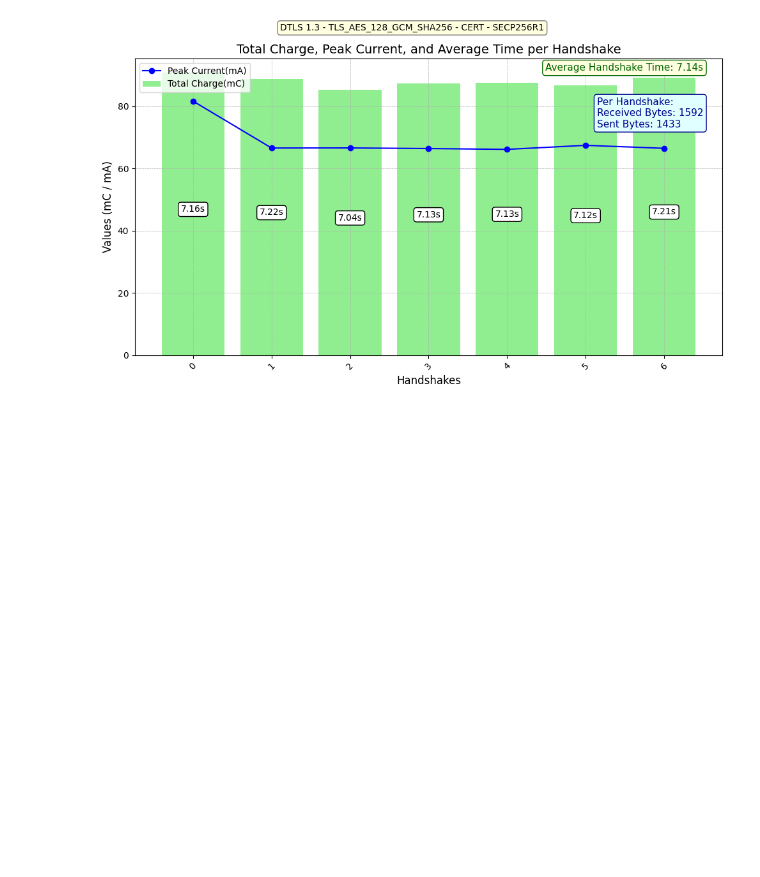
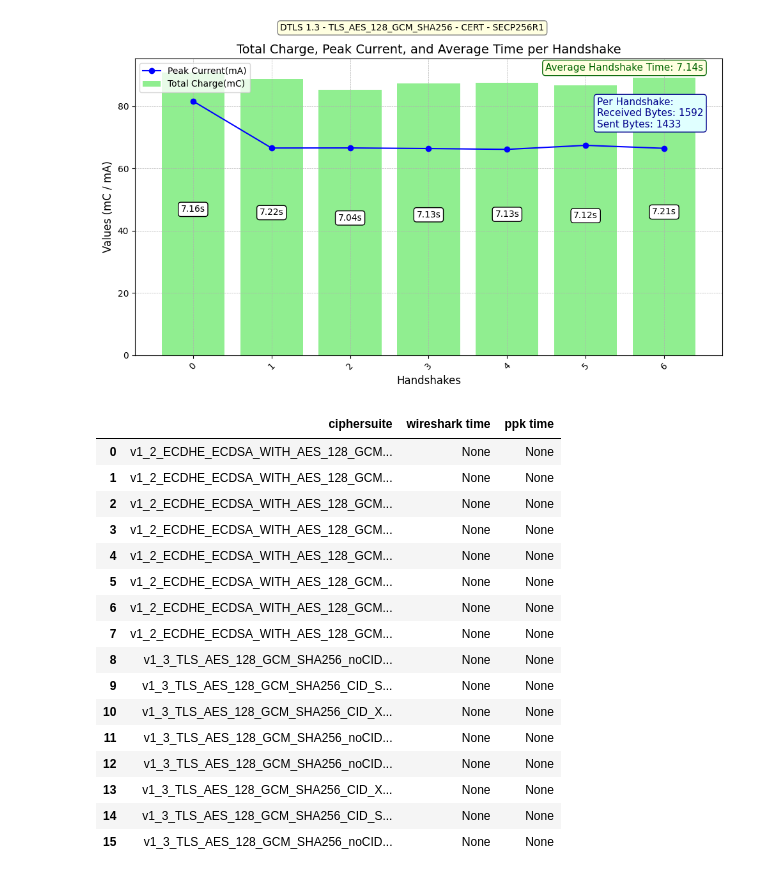
Before and after one commit to Johann-Zurner/DTLS_CoAP_Client, a Jupyter notebook: extra_thesis_material/python_plots.ipynb, the cells around one changed output. Drawn from its saved outputs; the diff is of its cells as text; code cells hidden in the pictures; blank space fills up the shorter version.

Commit message:
Vergleich wireshark Teiten und PPK2

```diff
--- a/extra_thesis_material/python_plots.ipynb
+++ b/extra_thesis_material/python_plots.ipynb
@@ -594,3 +595,27 @@ all_ciphers = ["v1_2_ECDHE_ECDSA_WITH_AES_128_GCM_SHA256_noCID_SECP256R1_CERT",
                "v1_3_TLS_AES_128_GCM_SHA256_CID_SECP256R1_CERT",
                "v1_3_TLS_AES_128_GCM_SHA256_noCID_SECP256R1_CERT"
                ]
+# %%
+compare_results = pd.DataFrame(all_ciphers, columns=['ciphersuite'])
+
+compare_results['wireshark time'] = None
+compare_results['ppk time'] = None
+compare_results
+# %% [output]
+|  | ciphersuite | wireshark time | ppk time |
+| 0 | v1_2_ECDHE_ECDSA_WITH_AES_128_GCM... | None | None |
+| 1 | v1_2_ECDHE_ECDSA_WITH_AES_128_GCM... | None | None |
+| 2 | v1_2_ECDHE_ECDSA_WITH_AES_128_GCM... | None | None |
+| 3 | v1_2_ECDHE_ECDSA_WITH_AES_128_GCM... | None | None |
+| 4 | v1_2_ECDHE_ECDSA_WITH_AES_128_GCM... | None | None |
+| 5 | v1_2_ECDHE_ECDSA_WITH_AES_128_GCM... | None | None |
+| 6 | v1_2_ECDHE_ECDSA_WITH_AES_128_GCM... | None | None |
+| 7 | v1_2_ECDHE_ECDSA_WITH_AES_128_GCM... | None | None |
+| 8 | v1_3_TLS_AES_128_GCM_SHA256_noCID... | None | None |
+| 9 | v1_3_TLS_AES_128_GCM_SHA256_CID_S... | None | None |
+| 10 | v1_3_TLS_AES_128_GCM_SHA256_CID_X... | None | None |
+| 11 | v1_3_TLS_AES_128_GCM_SHA256_noCID... | None | None |
+| 12 | v1_3_TLS_AES_128_GCM_SHA256_noCID... | None | None |
+| 13 | v1_3_TLS_AES_128_GCM_SHA256_CID_X... | None | None |
+| 14 | v1_3_TLS_AES_128_GCM_SHA256_CID_S... | None | None |
+| 15 | v1_3_TLS_AES_128_GCM_SHA256_noCID... | None | None |
```
Also changed, not shown: parts of 3 cells of this notebook.
